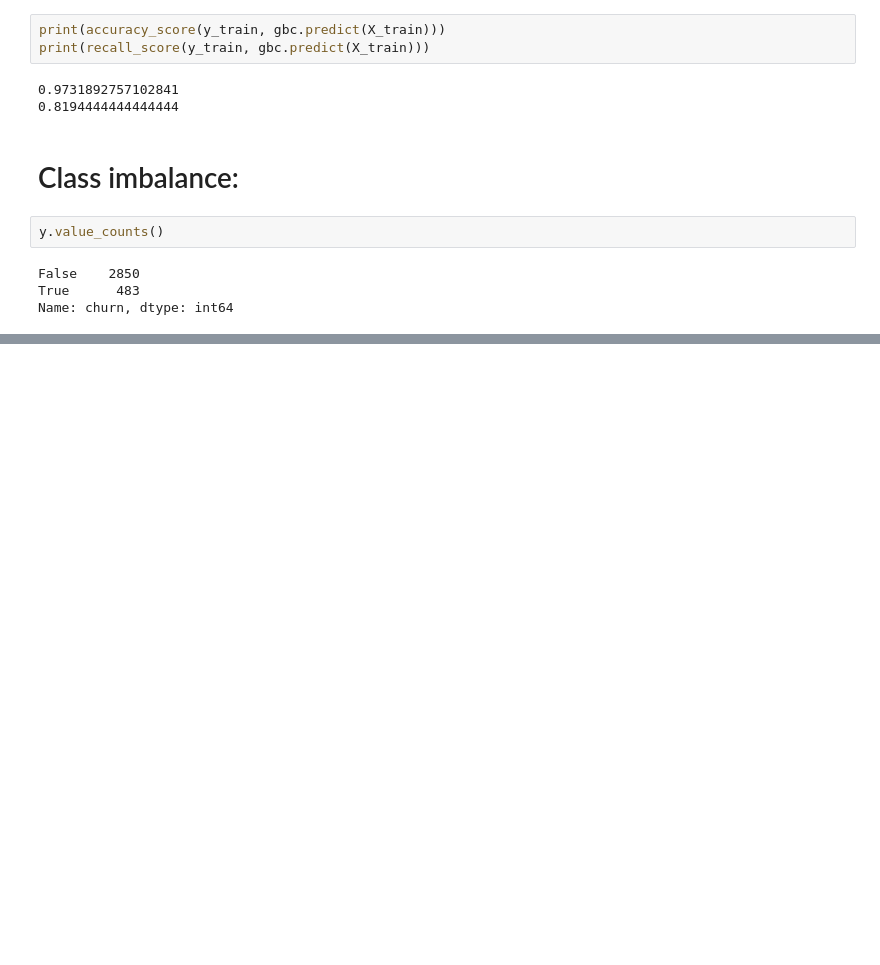
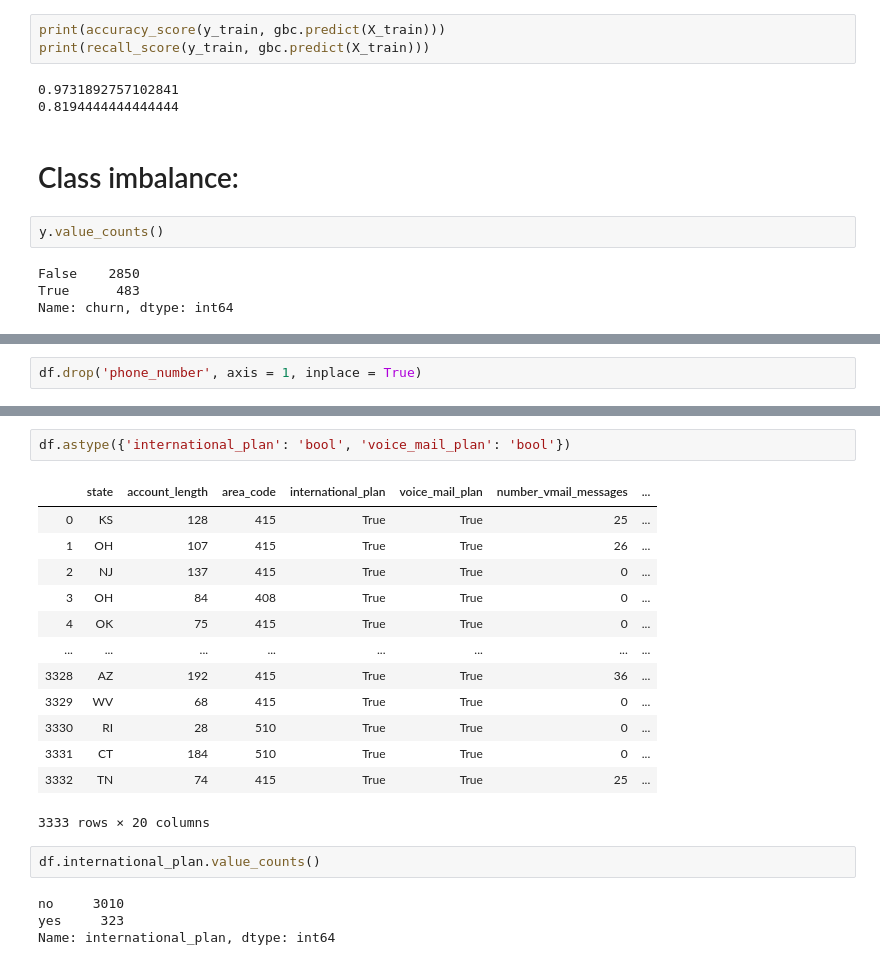
Before and after one commit to chum46/customer_churn_prediction, a Jupyter notebook: notebooks/exploratory/lmc_exploratory_nb/02_codealong_lc.ipynb, the cells around one changed output, grey strips where cells are left out. Saved outputs shown, nothing was run; the diff lists cells and outputs as text; blank space fills up the shorter version.

```diff
--- a/notebooks/exploratory/lmc_exploratory_nb/02_codealong_lc.ipynb
+++ b/notebooks/exploratory/lmc_exploratory_nb/02_codealong_lc.ipynb
@@ -434,0 +465,2 @@ Name: churn, dtype: int64
+# %%
+df.drop('phone_number', axis = 1, inplace = True)
@@ -434,0 +487,22 @@ Name: churn, dtype: int64
+# %%
+df.astype({'international_plan': 'bool', 'voice_mail_plan': 'bool'})
+# %% [output]
+|  | state | account_length | area_code | international_plan | voice_mail_plan | number_vmail_messages | ... |
+| 0 | KS | 128 | 415 | True | True | 25 | ... |
+| 1 | OH | 107 | 415 | True | True | 26 | ... |
+| 2 | NJ | 137 | 415 | True | True | 0 | ... |
+| 3 | OH | 84 | 408 | True | True | 0 | ... |
+| 4 | OK | 75 | 415 | True | True | 0 | ... |
+| ... | ... | ... | ... | ... | ... | ... | ... |
+| 3328 | AZ | 192 | 415 | True | True | 36 | ... |
+| 3329 | WV | 68 | 415 | True | True | 0 | ... |
+| 3330 | RI | 28 | 510 | True | True | 0 | ... |
+| 3331 | CT | 184 | 510 | True | True | 0 | ... |
+| 3332 | TN | 74 | 415 | True | True | 25 | ... |
+3333 rows × 20 columns
+# %%
+df.international_plan.value_counts()
+# %% [output]
+no     3010
+yes     323
+Name: international_plan, dtype: int64
```
Also changed, not shown: parts of 24 cells of this notebook.
